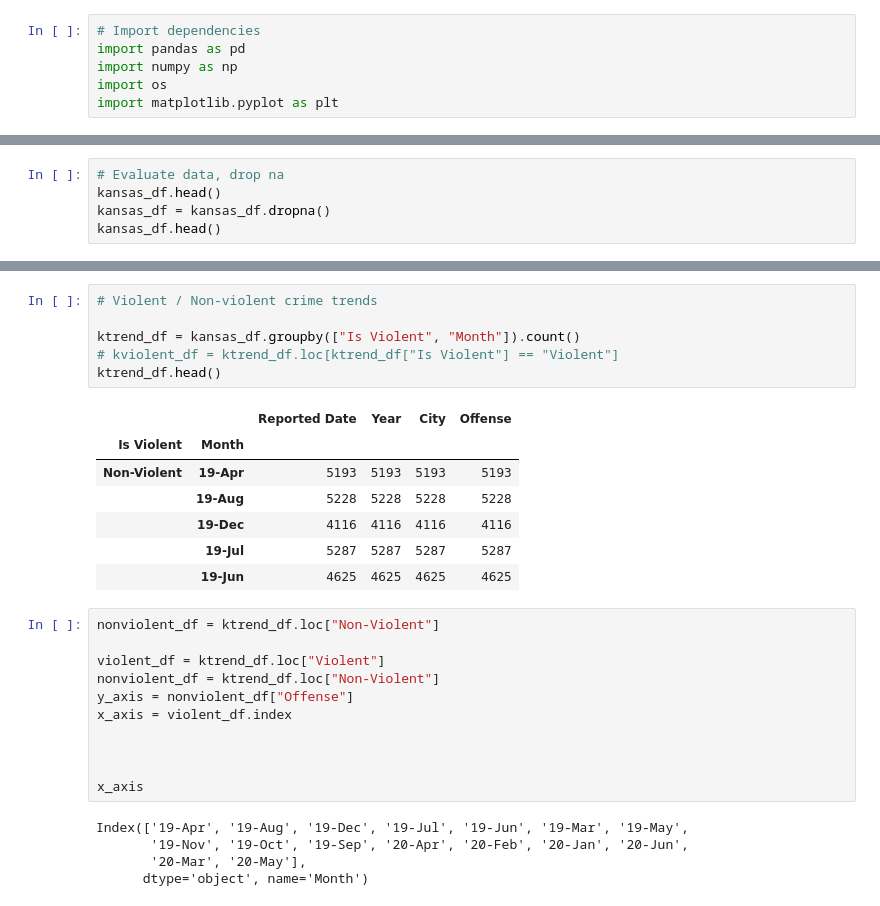
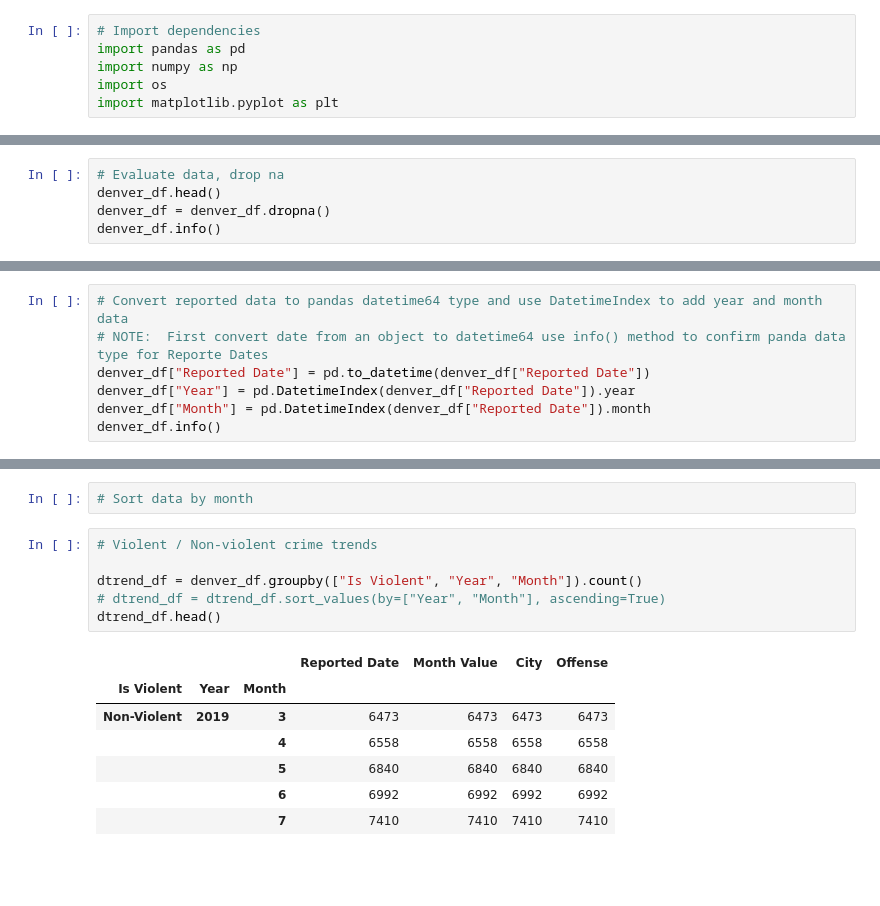
Before and after one commit to angelabanko/Project_1, a Jupyter notebook: CityCrime_v1.ipynb, the cells around one changed output, grey strips where cells are left out. Drawn from its saved outputs; the diff is of its cells as text; blank space fills up the shorter version.

```diff
--- a/CityCrime_v1.ipynb
+++ b/CityCrime_v1.ipynb
@@ -15,6 +14,6 @@ chicago_df = pd.read_csv(chicago_file, encoding= "unicode_escape")
 # %%
 # Evaluate data, drop na
-kansas_df.head()
-kansas_df = kansas_df.dropna()
-kansas_df.head()
+denver_df.head()
+denver_df = denver_df.dropna()
+denver_df.info()
 # %% [output]
@@ -26,0 +34,7 @@ kansas_df.head()
+# %%
+# Convert reported data to pandas datetime64 type and use DatetimeIndex to add year and month data
+# NOTE:  First convert date from an object to datetime64 use info() method to confirm panda data type for Reporte Dates
+denver_df["Reported Date"] = pd.to_datetime(denver_df["Reported Date"])
+denver_df["Year"] = pd.DatetimeIndex(denver_df["Reported Date"]).year
+denver_df["Month"] = pd.DatetimeIndex(denver_df["Reported Date"]).month
+denver_df.info()
@@ -79,30 +129,16 @@ plt.show()
+# %%
+# Sort data by month
 # %%
 # Violent / Non-violent crime trends
 
-ktrend_df = kansas_df.groupby(["Is Violent", "Month"]).count()
-# kviolent_df = ktrend_df.loc[ktrend_df["Is Violent"] == "Violent"]
-ktrend_df.head()
+dtrend_df = denver_df.groupby(["Is Violent", "Year", "Month"]).count()
+# dtrend_df = dtrend_df.sort_values(by=["Year", "Month"], ascending=True)
+dtrend_df.head()
 # %% [output]
-|  |  | Reported Date | Year | City | Offense |
-| Is Violent | Month |  |  |  |  |
-| Non-Violent | 19-Apr | 5193 | 5193 | 5193 | 5193 |
-|  | 19-Aug | 5228 | 5228 | 5228 | 5228 |
-|  | 19-Dec | 4116 | 4116 | 4116 | 4116 |
-|  | 19-Jul | 5287 | 5287 | 5287 | 5287 |
-|  | 19-Jun | 4625 | 4625 | 4625 | 4625 |
+|  |  |  | Reported Date | Month Value | City | Offense |
+| Is Violent | Year | Month |  |  |  |  |
+| Non-Violent | 2019 | 3 | 6473 | 6473 | 6473 | 6473 |
+|  |  | 4 | 6558 | 6558 | 6558 | 6558 |
+|  |  | 5 | 6840 | 6840 | 6840 | 6840 |
+|  |  | 6 | 6992 | 6992 | 6992 | 6992 |
+|  |  | 7 | 7410 | 7410 | 7410 | 7410 |
-# %%
-nonviolent_df = ktrend_df.loc["Non-Violent"]
-
-violent_df = ktrend_df.loc["Violent"]
-nonviolent_df = ktrend_df.loc["Non-Violent"]
-y_axis = nonviolent_df["Offense"]
-x_axis = violent_df.index
-
-
-
-x_axis
-# %% [output]
-Index(['19-Apr', '19-Aug', '19-Dec', '19-Jul', '19-Jun', '19-Mar', '19-May',
-       '19-Nov', '19-Oct', '19-Sep', '20-Apr', '20-Feb', '20-Jan', '20-Jun',
-       '20-Mar', '20-May'],
-      dtype='object', name='Month')
```
Also changed, not shown: parts of 13 cells of this notebook, 6 other files.
